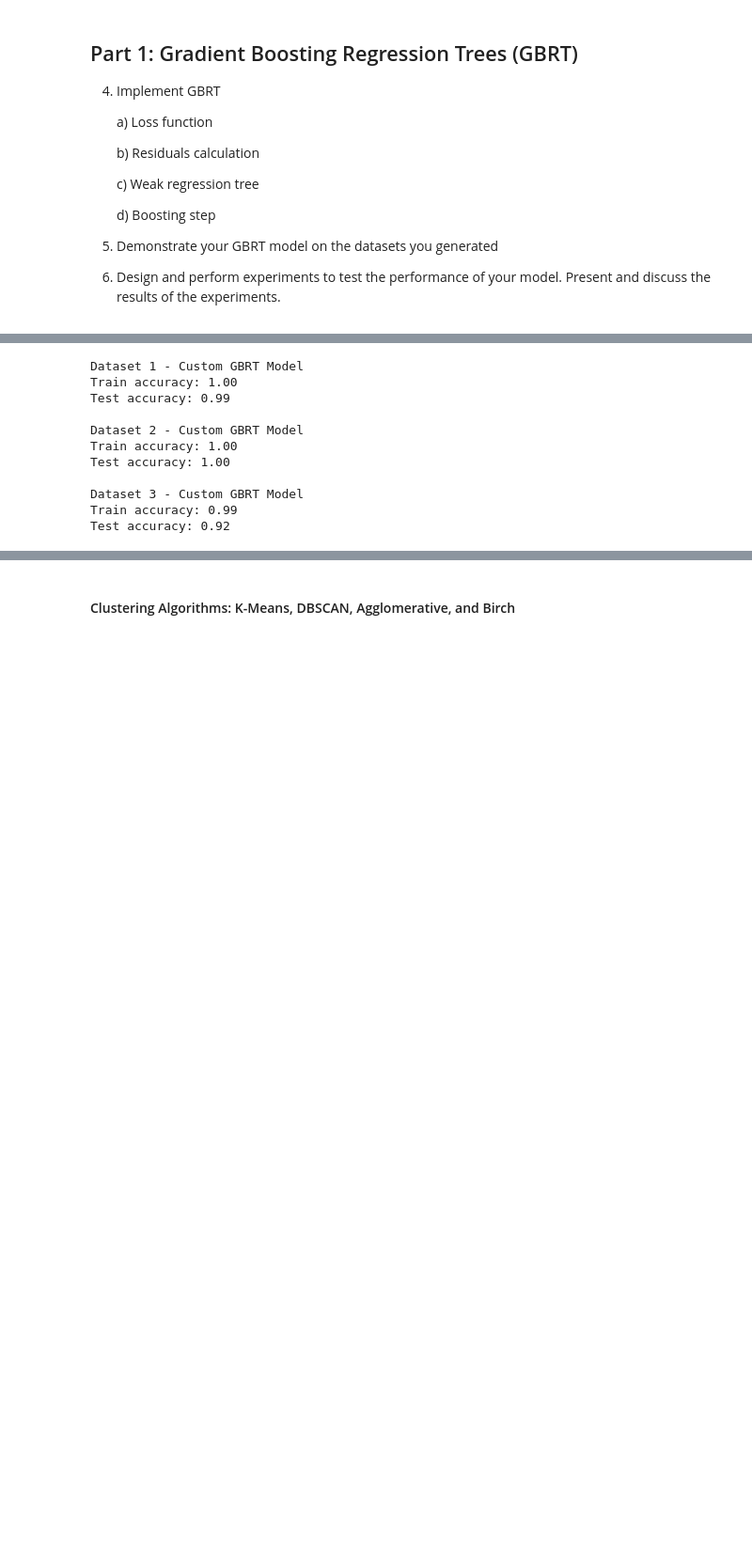
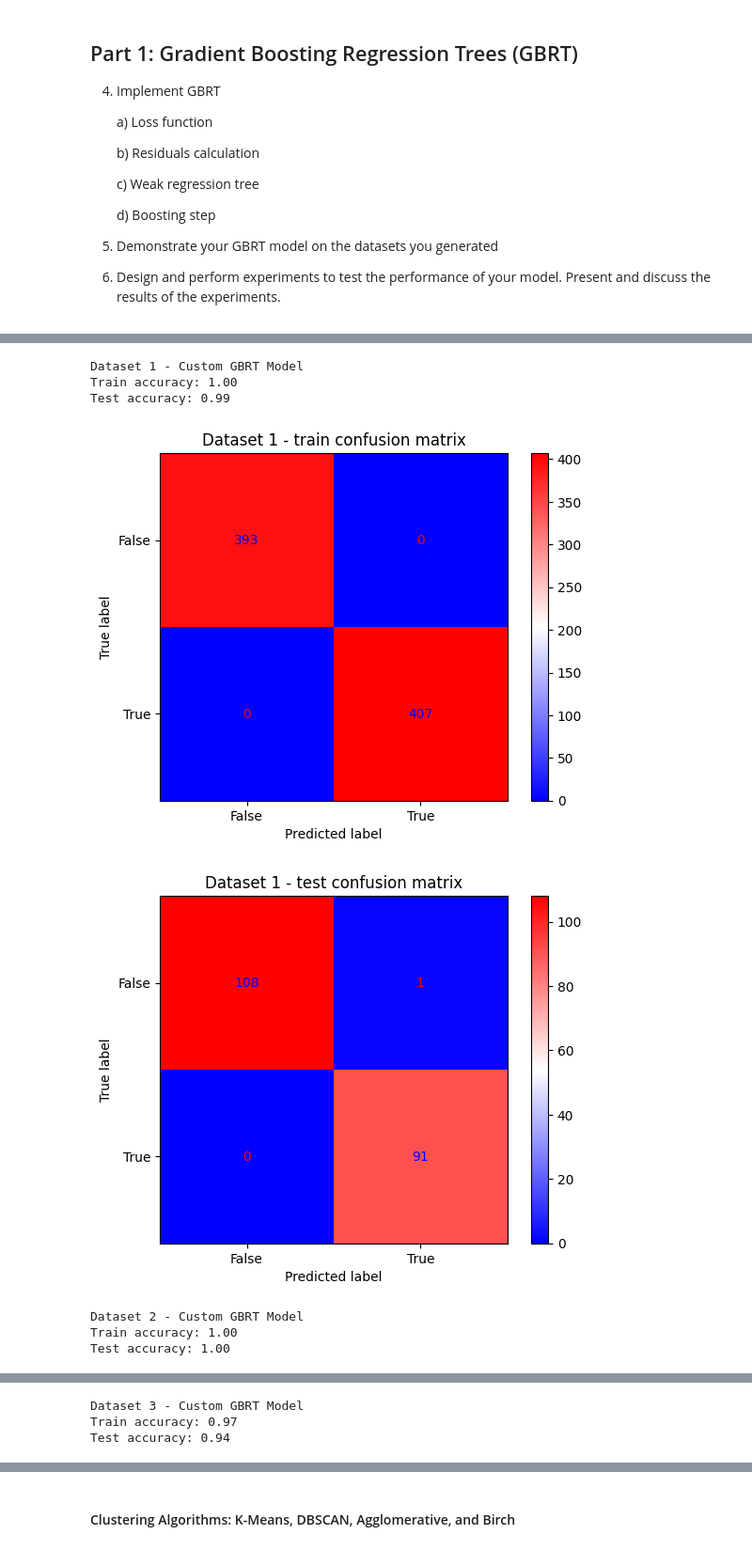
Before and after one commit to BDR2939/Advanced-ML, a Jupyter notebook: HW2/3945_HW2_011996279_207576463.ipynb, the cells around one changed output, grey strips where cells are left out. Shown at 94% size. Saved outputs shown, nothing was run; the diff lists cells and outputs as text; code cells hidden in the pictures; blank space fills up the shorter version.

```diff
--- a/HW2/3945_HW2_011996279_207576463.ipynb
+++ b/HW2/3945_HW2_011996279_207576463.ipynb
@@ -151,7 +177,7 @@ class 1 is 50.88% of the data
 
 def tune_gbrt_model(train_data, train_labels):
     param_grid = {
-        'n_estimators': [50, 100, 200],
+        'n_estimators': [5, 10, 20, 23],
         'learning_rate': [0.01, 0.1, 1],
         'max_depth': [2, 3, 4],
     }
@@ -254,29 +280,46 @@ class CustomGBRT:
 # %%
 #  train and evaluate the custom GBRT model on the three datasets:
 
 train_datasets = [train_data1, train_data2, train_data3]
 test_datasets = [test_data1, test_data2, test_data3]
 train_label_sets = [train_labels1, train_labels2, train_labels3]
 test_label_sets = [test_labels1, test_labels2, test_labels3]
 
-custom_gbrt = CustomGBRT(n_estimators=100, learning_rate=0.1, max_depth=3)
+custom_gbrt = CustomGBRT(n_estimators=23, learning_rate=0.1, max_depth=4)
 
 for i, (train_data, test_data, train_labels, test_labels) in enumerate(zip(train_datasets, test_datasets, train_label_sets, test_label_sets), start=1):
     custom_gbrt.fit(train_data, train_labels)
-    train_accuracy = accuracy_score(train_labels, custom_gbrt.predict(train_data))
-    test_accuracy = accuracy_score(test_labels, custom_gbrt.predict(test_data))
+    train_pred = custom_gbrt.predict(train_data)
+    test_pred = custom_gbrt.predict(test_data)
+    train_accuracy = accuracy_score(train_labels, train_pred)
+    test_accuracy = accuracy_score(test_labels, test_pred)
     print(f"Dataset {i} - Custom GBRT Model")
     print(f"Train accuracy: {train_accuracy:.2f}")
     print(f"Test accuracy: {test_accuracy:.2f}\n")
+
+    train_confusion_matrix = confusion_matrix(train_pred, train_labels)
+    train_cm_display = ConfusionMatrixDisplay(confusion_matrix = train_confusion_matrix, display_labels = [False, True])
+    train_cm_display.plot(cmap = plt.cm.bwr)
+    plt.title(f'Dataset {i} - train confusion matrix')
+    plt.show()
+
+    test_confusion_matrix = confusion_matrix(test_pred, test_labels)
+    test_cm_display = ConfusionMatrixDisplay(confusion_matrix = test_confusion_matrix, display_labels = [False, True])
+    test_cm_display.plot(cmap = plt.cm.bwr)
+    plt.title(f'Dataset {i} - test confusion matrix')
+    plt.show()
+
+    plt.figure(figsize=(20,10))
+    ax = plt.subplot(1,2,1)
+    plot_decision_boundaries(ax, train_data, train_labels, custom_gbrt, ['x1','x2'], f'Dataset {i} descision boundry - train')
+    ax = plt.subplot(1,2,2)
+    plot_decision_boundaries(ax, test_data, test_labels, custom_gbrt, ['x1','x2'], f'Dataset {i} descision boundry - test')
 # %% [output]
 Dataset 1 - Custom GBRT Model
 Train accuracy: 1.00
 Test accuracy: 0.99
-
-Dataset 2 - Custom GBRT Model
-Train accuracy: 1.00
-Test accuracy: 1.00
-
-Dataset 3 - Custom GBRT Model
-Train accuracy: 0.99
-Test accuracy: 0.92
+[figure, added]
+[figure, added]
+Dataset 2 - Custom GBRT Model
+Train accuracy: 1.00
+Test accuracy: 1.00
@@ -282,0 +329,3 @@ Test accuracy: 0.92
+Dataset 3 - Custom GBRT Model
+Train accuracy: 0.97
+Test accuracy: 0.94
```
Also changed, not shown: parts of 8 cells of this notebook.
